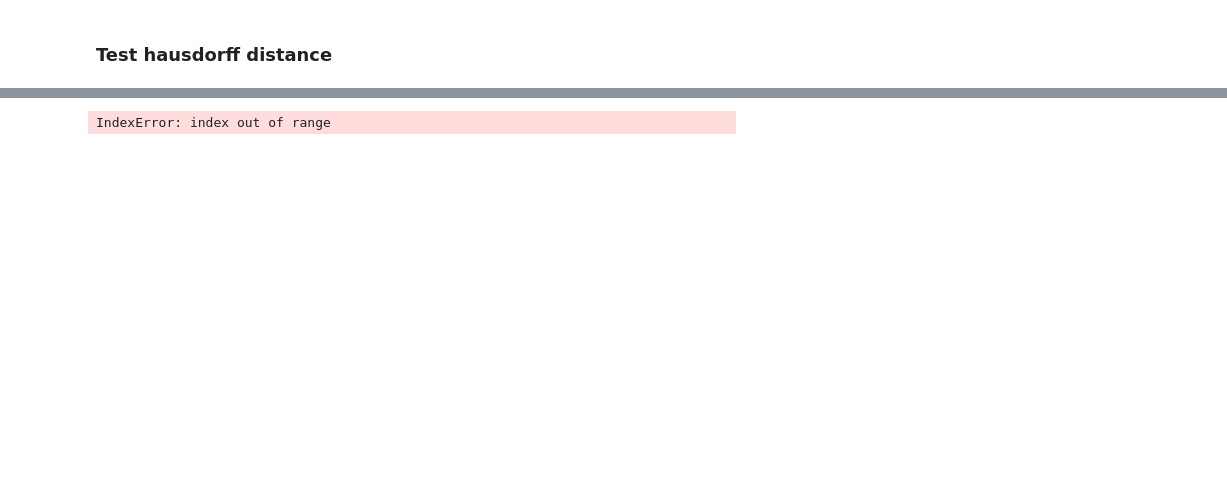
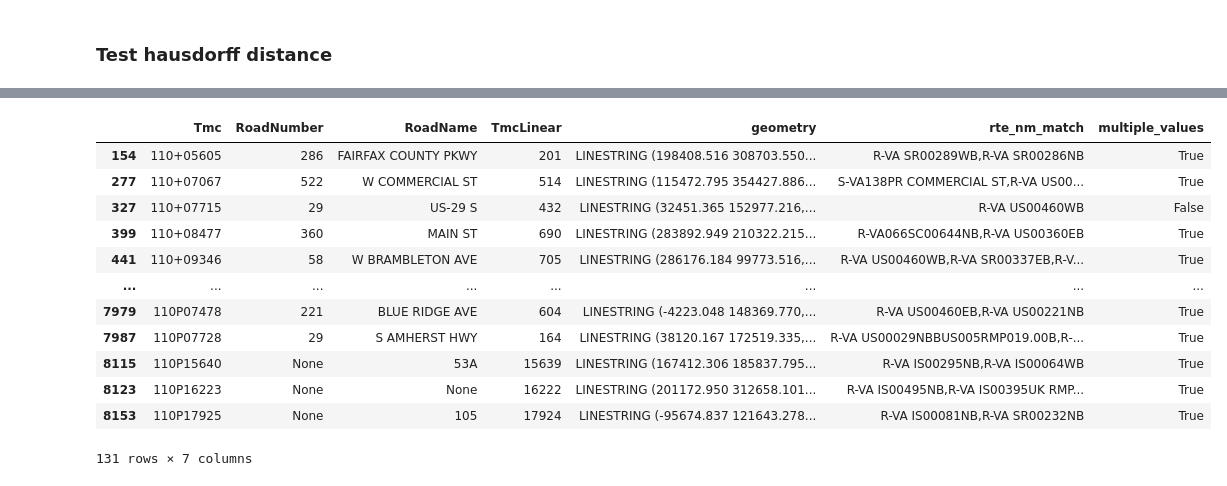
Before and after one commit to dfour001/tmc-conflation-2025, a Jupyter notebook: NPMRDS/npmrds_to_lrs.ipynb, the cells around one changed output, grey strips where cells are left out. Cells and saved outputs as stored; diff of their text form; code cells hidden in the pictures; blank space fills up the shorter version.

```diff
--- a/NPMRDS/npmrds_to_lrs.ipynb
+++ b/NPMRDS/npmrds_to_lrs.ipynb
@@ -57,22 +57,25 @@ for gdb_path in [intermediate_gdb, output_gdb]:
         raise Exception(f'Path for GDB does not exist: \n{os.path.dirname(gdb_path)}')
 # %%
 # Load lrs to an LRS object
-lrs_path = r'C:\Users\daniel.fourquet\Documents\Tasks\TMC Conflation 2025\Data\master_lrs.shp'
+lrs_path = r'C:\Users\daniel.fourquet\Documents\Tasks\TMC Conflation 2025\Data\master_lrs_24.shp'
 
 # Filter to only include NB and EB routes, excluding PA and Interstates.  Exclude ramps
 lrs = gp_lrs.LRS(lrs_path, filter=True, ramps=0)
 
 # Load lrs overlap to an LRS object
-lrs_overlap_path = r'C:\Users\daniel.fourquet\Documents\Tasks\TMC Conflation 2025\Data\overlap_lrs.shp'
+lrs_overlap_path = r'C:\Users\daniel.fourquet\Documents\Tasks\TMC Conflation 2025\Data\overlap_lrs_24.shp'
 
 # Filter to only include NB and EB routes, excluding PA and Interstates.  Exclude ramps
 lrs_overlap = gp_lrs.LRS(lrs_overlap_path, filter=True, ramps=0)
 # %%
 # Load TMCs to a GeoDataFrame
-tmcs_path = r'C:\Users\daniel.fourquet\Documents\Tasks\TMC Conflation 2025\NPMRDS\data\NPMRDS_NOVA_Test.shp'
+tmcs_path = r'C:\Users\daniel.fourquet\Documents\Tasks\TMC Conflation 2025\NPMRDS\data\Virginia_NPMRDS.shp'
 tmcs = gp.read_file(tmcs_path)
 tmcs = tmcs[['Tmc', 'RoadNumber', 'RoadName', 'TmcLinear', 'geometry']]
 tmcs = tmcs.to_crs(epsg=3968)
+
+tmcs['geometry'] = shapely.line_merge(tmcs.geometry)
+tmcs = tmcs.explode().reset_index(drop=True)
 
 # Calculate begin, end, and mid-points
 def interpolate(geom, pct):
@@ -410,17 +429,20 @@ df_round_2_qc_dissolved = df_round_2_qc.dissolve(by='Tmc').reset_index()
 
 df_round_2_qc_dissolved = df_round_2_qc_dissolved.apply(get_hausdorff_distance, axis=1)
 # %%
-### TEST Round 3 ###
+### Round 3 ###
 log.debug(f'{"=" * 21}\n       ROUND 3       \n{"=" * 21}')
 # Rerun tmcs with low and very low confidence values with even more detailed segment based location if multiple_values == True
 
 # Get list of TMCs with low confidence that are from multiple routes
 low_confidence_tmcs_ids = df_round_2_qc_dissolved.loc[(df_round_2_qc_dissolved['confidence'].isin(('Medium', 'Low', 'Very Low')) & (df_round_2_qc_dissolved['multiple_values'] == 'True'))]['Tmc'].unique()
+# low_confidence_tmcs_ids = df_round_2_qc_dissolved.loc[(df_round_2_qc_dissolved['confidence'].isin(('Medium', 'Low', 'Very Low')))]['Tmc'].unique()
 
 # Get fresh copy of source tmcs
 original_tmcs = gp.read_file(tmcs_path)
 original_tmcs = original_tmcs[['Tmc', 'RoadNumber', 'RoadName', 'TmcLinear', 'geometry']]
 original_tmcs = original_tmcs.to_crs(epsg=3968)
+original_tmcs['geometry'] = shapely.line_merge(original_tmcs.geometry)
+original_tmcs = original_tmcs.explode().reset_index(drop=True)
 low_confidence_tmcs = original_tmcs.loc[original_tmcs['Tmc'].isin(low_confidence_tmcs_ids)].copy()
 
 # Locate RTE_NM by segment
@@ -515,4 +579,20 @@ round_3_preflip = pd.DataFrame(low_confidence_segments)
 
 # Dissolve output
 round_3_preflip = round_3_preflip.groupby(['Tmc', 'RTE_NM']).agg({'Begin_Msr': 'min', 'End_Msr': 'max'}).reset_index()
+# %%
+low_confidence_tmcs
+# %% [output]
+|  | Tmc | RoadNumber | RoadName | TmcLinear | geometry | rte_nm_match | multiple_values |
+| 154 | 110+05605 | 286 | FAIRFAX COUNTY PKWY | 201 | LINESTRING (198408.516 308703.550... | R-VA SR00289WB,R-VA SR00286NB | True |
+| 277 | 110+07067 | 522 | W COMMERCIAL ST | 514 | LINESTRING (115472.795 354427.886... | S-VA138PR COMMERCIAL ST,R-VA US00... | True |
+| 327 | 110+07715 | 29 | US-29 S | 432 | LINESTRING (32451.365 152977.216,... | R-VA US00460WB | False |
+| 399 | 110+08477 | 360 | MAIN ST | 690 | LINESTRING (283892.949 210322.215... | R-VA066SC00644NB,R-VA US00360EB | True |
+| 441 | 110+09346 | 58 | W BRAMBLETON AVE | 705 | LINESTRING (286176.184 99773.516,... | R-VA US00460WB,R-VA SR00337EB,R-V... | True |
+| ... | ... | ... | ... | ... | ... | ... | ... |
+| 7979 | 110P07478 | 221 | BLUE RIDGE AVE | 604 | LINESTRING (-4223.048 148369.770,... | R-VA US00460EB,R-VA US00221NB | True |
+| 7987 | 110P07728 | 29 | S AMHERST HWY | 164 | LINESTRING (38120.167 172519.335,... | R-VA US00029NBBUS005RMP019.00B,R-... | True |
+| 8115 | 110P15640 | None | 53A | 15639 | LINESTRING (167412.306 185837.795... | R-VA IS00295NB,R-VA IS00064WB | True |
+| 8123 | 110P16223 | None | None | 16222 | LINESTRING (201172.950 312658.101... | R-VA IS00495NB,R-VA IS00395UK RMP... | True |
+| 8153 | 110P17925 | None | 105 | 17924 | LINESTRING (-95674.837 121643.278... | R-VA IS00081NB,R-VA SR00232NB | True |
+131 rows × 7 columns
 # %%
@@ -592,5 +672,3 @@ round_3_results.loc[round_3_results['to_flip'] == True] = gp_lrs.flip_routes(rou
 # Export round 3 results
 round_3_results['round'] = 'Round 3'
 export_intermediate_results(round_3_results, 'round_3_results.csv', 'tbl_round_3_results', 'round_3_results')
-# %% [output]
-IndexError: index out of range
```
Also changed, not shown: parts of 11 cells of this notebook, 1 other file.
